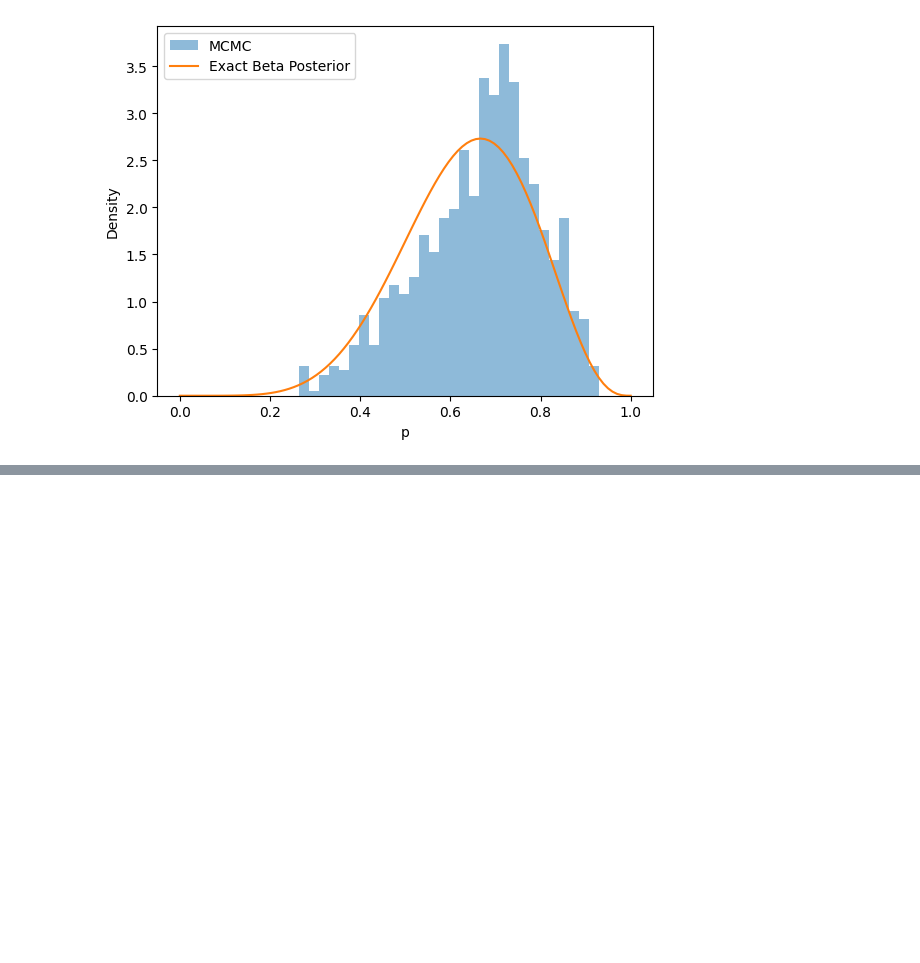
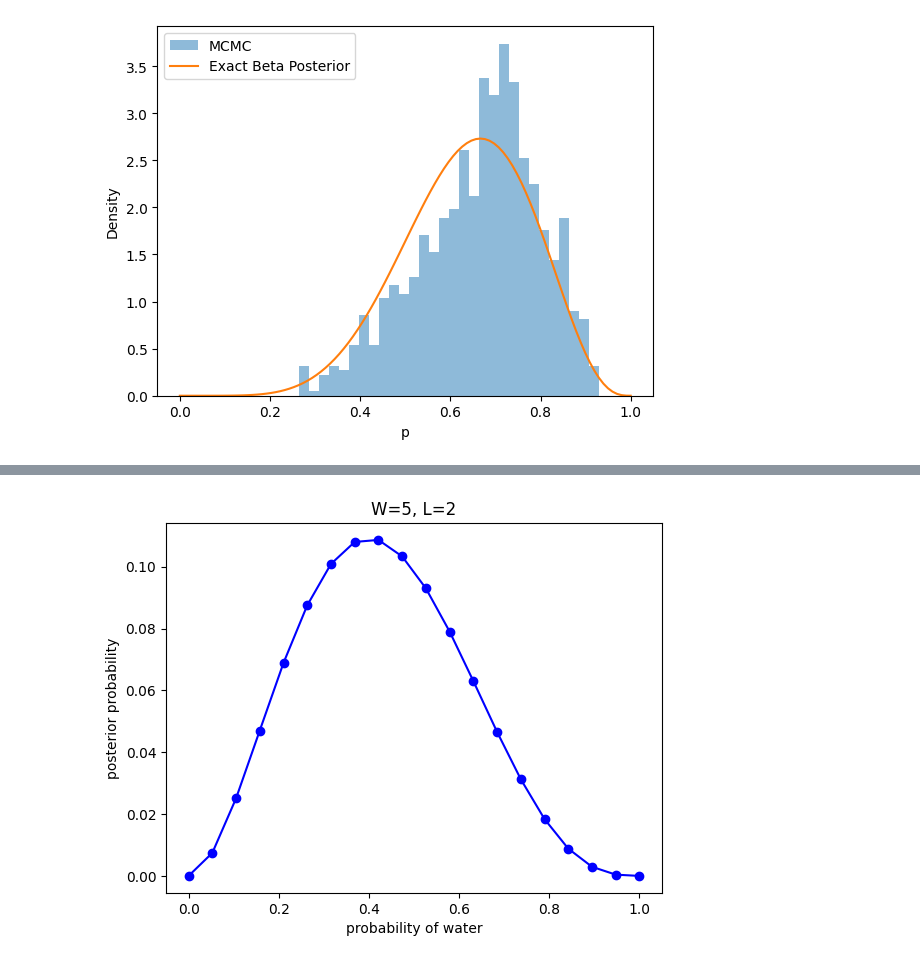
Before and after one commit to beckspark/statistical_rethinking_a_bayesian_course, a Jupyter notebook: notebooks/02_bayesian_analysis.ipynb, the cells around one changed output, grey strips where cells are left out. Cells and saved outputs as stored; diff of their text form; code cells hidden in the pictures; blank space fills up the shorter version.

```diff
--- a/notebooks/02_bayesian_analysis.ipynb
+++ b/notebooks/02_bayesian_analysis.ipynb
@@ -205,0 +239,13 @@ plt.show()
+# %%
+## (3)
+compute_and_plot_graph_approximation(
+    prior=np.ones(20),
+    p_grid=np.linspace(0, 1, 20),
+    W=5,
+    L=2,
+    xlabel="probability of water",
+    ylabel="posterior probability",
+    title="W=5, L=2"
+)
+# %% [output]
+[figure, added]
```
Also changed, not shown: parts of 7 cells of this notebook.
